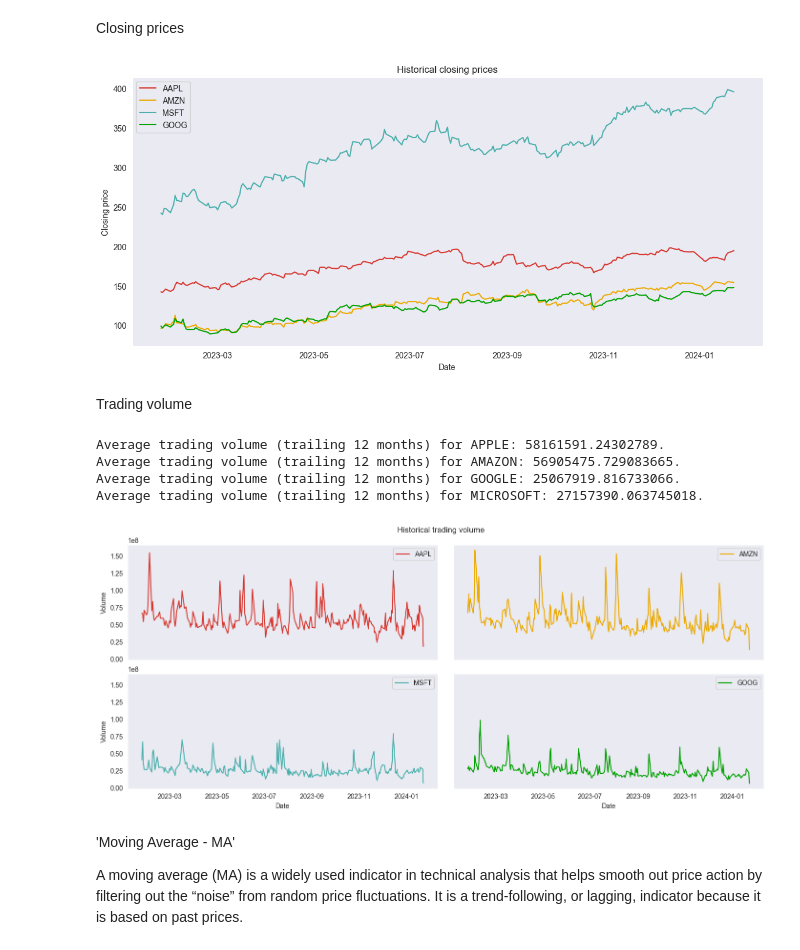
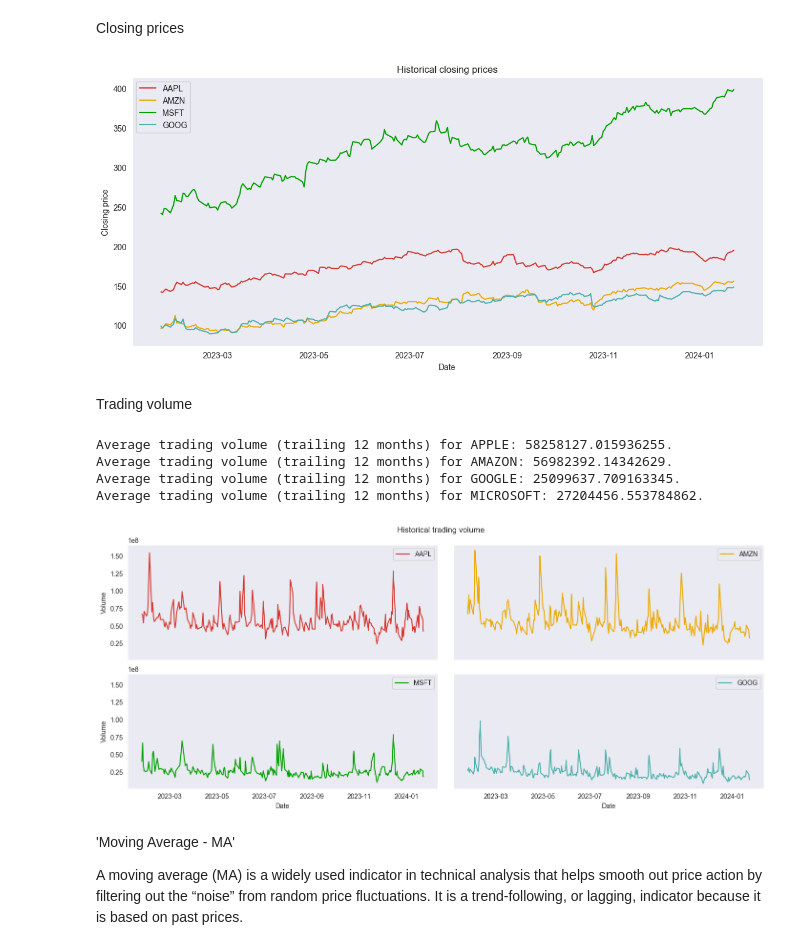
Before and after one commit to kellyle404/Risk_analysis_tech_stocks, a Jupyter notebook: finance.ipynb, the cells around one changed output. Cells and saved outputs as stored; diff of their text form; code cells hidden in the pictures.

```diff
--- a/finance.ipynb
+++ b/finance.ipynb
@@ -7,8 +7,16 @@ import matplotlib.pyplot as plt
 from datetime import datetime
 import yfinance as yf
 from datetime import datetime
+from scipy.stats import norm
+
 sns.set_style('dark')
 sns.color_palette("viridis", as_cmap = True)
+company_colours = {
+    'AAPL': '#d7372f',
+    'AMZN': '#ecaa01',
+    'GOOG': '#4bb0ac',
+    'MSFT': '#00a100',
+}
 
 end_date = datetime.now()
 start_date = datetime(end_date.year - 1,end_date.month, end_date.day)
@@ -50,45 +60,45 @@ Closing prices
 # %%
 plt.figure(figsize = (14, 6));
 
-sns.lineplot(data = AAPL['Close'], color = '#d7372f', label = 'AAPL', linewidth = 1.5)
-sns.lineplot(data = AMZN['Close'], color = '#ecaa01', label = 'AMZN', linewidth = 1.5)
-sns.lineplot(data = MSFT['Close'], color = '#4bb0ac', label = 'MSFT', linewidth = 1.5)
-sns.lineplot(data = GOOG['Close'], color = '#00a100', label = 'GOOG', linewidth = 1.5)
+sns.lineplot(data = AAPL['Close'], color = company_colours['AAPL'], label = 'AAPL', linewidth = 1.5)
+sns.lineplot(data = AMZN['Close'], color = company_colours['AMZN'], label = 'AMZN', linewidth = 1.5)
+sns.lineplot(data = MSFT['Close'], color = company_colours['MSFT'], label = 'MSFT', linewidth = 1.5)
+sns.lineplot(data = GOOG['Close'], color = company_colours['GOOG'], label = 'GOOG', linewidth = 1.5)
 
 plt.title('Historical closing prices')
 plt.xlabel('Date')
 plt.ylabel('Closing price');
 # %% [output]
-[figure, old version]
+[figure, new version]
 # %% [markdown]
 Trading volume
 # %%
 fig, ax = plt.subplots(nrows=2, ncols=2, figsize=(14, 6), sharey=True, sharex = True)
 plt.suptitle('Historical trading volume')
 plt.tight_layout()
 
 plt.subplot(2, 2, 1)
-sns.lineplot(data = AAPL['Volume'], color = '#d7372f', label = 'AAPL', linewidth = 1.5)
+sns.lineplot(data = AAPL['Volume'], color = company_colours['AAPL'], label = 'AAPL', linewidth = 1.5)
 
 plt.subplot(2, 2, 2)
-sns.lineplot(data = AMZN['Volume'], color = '#ecaa01', label = 'AMZN', linewidth = 1.5)
+sns.lineplot(data = AMZN['Volume'], color = company_colours['AMZN'], label = 'AMZN', linewidth = 1.5)
 
 plt.subplot(2, 2, 3)
-sns.lineplot(data = MSFT['Volume'], color = '#4bb0ac', label = 'MSFT', linewidth = 1.5)
+sns.lineplot(data = MSFT['Volume'], color = company_colours['MSFT'], label = 'MSFT', linewidth = 1.5)
 
 plt.subplot(2, 2, 4)
-sns.lineplot(data = GOOG['Volume'], color = '#00a100', label = 'GOOG', linewidth = 1.5);
+sns.lineplot(data = GOOG['Volume'], color = company_colours['GOOG'], label = 'GOOG', linewidth = 1.5)
 
 print(f'Average trading volume (trailing 12 months) for APPLE: {AAPL['Volume'].mean()}.')
 print(f'Average trading volume (trailing 12 months) for AMAZON: {AMZN['Volume'].mean()}.')
 print(f'Average trading volume (trailing 12 months) for GOOGLE: {GOOG['Volume'].mean()}.')
 print(f'Average trading volume (trailing 12 months) for MICROSOFT: {MSFT['Volume'].mean()}.')
 # %% [output]
-Average trading volume (trailing 12 months) for APPLE: 58161591.24302789.
-Average trading volume (trailing 12 months) for AMAZON: 56905475.729083665.
-Average trading volume (trailing 12 months) for GOOGLE: 25067919.816733066.
-Average trading volume (trailing 12 months) for MICROSOFT: 27157390.063745018.
+Average trading volume (trailing 12 months) for APPLE: 58258127.015936255.
+Average trading volume (trailing 12 months) for AMAZON: 56982392.14342629.
+Average trading volume (trailing 12 months) for GOOGLE: 25099637.709163345.
+Average trading volume (trailing 12 months) for MICROSOFT: 27204456.553784862.
-[figure, old version]
+[figure, new version]
 # %% [markdown]
 'Moving Average - MA'
 
```
Also changed, not shown: parts of 21 cells of this notebook.
